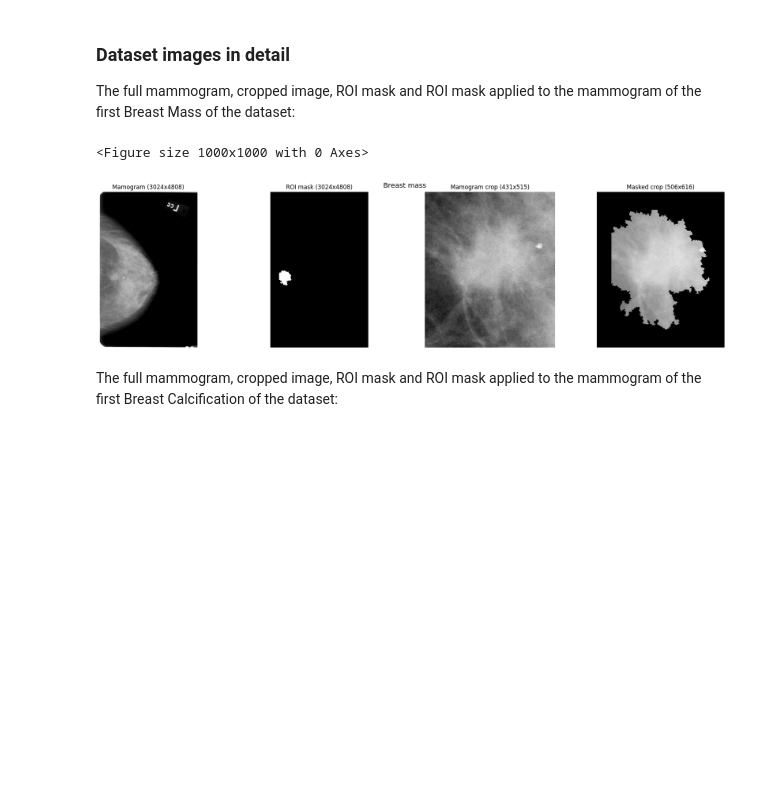
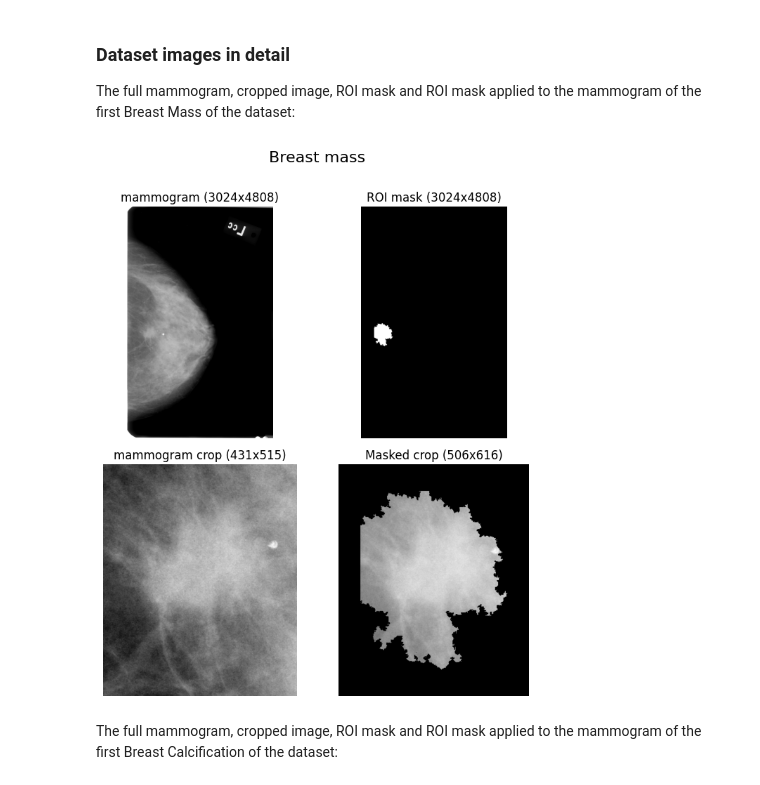
Before and after one commit to EstherRH00/TDA_Visual_Transformer, a Jupyter notebook: notebook.ipynb, the cells around one changed output. Drawn from its saved outputs; the diff is of its cells as text; code cells hidden in the pictures; blank space fills up the shorter version.

```diff
--- a/notebook.ipynb
+++ b/notebook.ipynb
@@ -226,38 +226,37 @@ The full mammogram, cropped image, ROI mask and ROI mask applied to the mammogra
 # %%
 import matplotlib.pyplot as plt
 from src.utils.image_utils import resolve_mammogram_path, resolve_cropped_mammogram_path, resolve_roi_mask_path, load_dicom, extract_roi_crop
 
-row = mass_train_df.iloc[0]
+row_mass = mass_train_df.iloc[0]
 
-mammogram_path = resolve_mammogram_path(row["image file path"])
-mammogram = load_dicom(mammogram_path)
+mammogram_path_mass = resolve_mammogram_path(row_mass["image file path"])
+mammogram_mass = load_dicom(mammogram_path_mass)
 
-roi_mask_path = resolve_roi_mask_path(row["ROI mask file path"])
-roi_mask = load_dicom(roi_mask_path)
+roi_mask_path_mass = resolve_roi_mask_path(row_mass["ROI mask file path"])
+roi_mask_mass = load_dicom(roi_mask_path_mass)
 
-cropped_mammogram_path = resolve_cropped_mammogram_path(row["cropped image file path"])
-cropped_mammogram = load_dicom(cropped_mammogram_path)
+cropped_mammogram_path_mass = resolve_cropped_mammogram_path(row_mass["cropped image file path"])
+cropped_mammogram_mass = load_dicom(cropped_mammogram_path_mass)
 
-masked_crop = extract_roi_crop(mammogram, roi_mask)
+masked_crop_mass = extract_roi_crop(mammogram_mass, roi_mask_mass)
 
-plt.figure(figsize=(10,10))
-
-fig, axes = plt.subplots(1, 4, figsize=(20, 5))
-for ax, img, title in zip(axes,
-    [mammogram, roi_mask, cropped_mammogram, masked_crop],
-    [f'mammogram ({mammogram.shape[1]}x{mammogram.shape[0]})',
-     f'ROI mask ({roi_mask.shape[1]}x{roi_mask.shape[0]})',
-     f'mammogram crop ({cropped_mammogram.shape[1]}x{cropped_mammogram.shape[0]})',
-     f'Masked crop ({masked_crop.shape[1]}x{masked_crop.shape[0]})']):
+fig, axes = plt.subplots(2, 2, figsize=(7, 8))
+for ax, img, title in zip(axes.ravel(),
+    [mammogram_mass, roi_mask_mass, cropped_mammogram_mass, masked_crop_mass],
+    [f'mammogram ({mammogram_mass.shape[1]}x{mammogram_mass.shape[0]})',
+     f'ROI mask ({roi_mask_mass.shape[1]}x{roi_mask_mass.shape[0]})',
+     f'mammogram crop ({cropped_mammogram_mass.shape[1]}x{cropped_mammogram_mass.shape[0]})',
+     f'Masked crop ({masked_crop_mass.shape[1]}x{masked_crop_mass.shape[0]})']):
     ax.imshow(img, cmap='gray')
     ax.set_title(title)
     ax.axis('off')
-plt.tight_layout()
-plt.suptitle("Breast mass", fontsize="x-large")
+
+plt.subplots_adjust(wspace=0.02, hspace=0.05)
+plt.suptitle("Breast mass", fontsize=16, y=0.99)
+plt.tight_layout(rect=[0, 0, 1, 0.98])
 plt.show()
 # %% [output]
-<Figure size 1000x1000 with 0 Axes>
-[figure, old version]
+[figure, new version]
 # %% [markdown]
 The full mammogram, cropped image, ROI mask and ROI mask applied to the mammogram of the first Breast Calcification of the dataset:
 # %%
```
Also changed, not shown: parts of 11 cells of this notebook, 5 other files.
